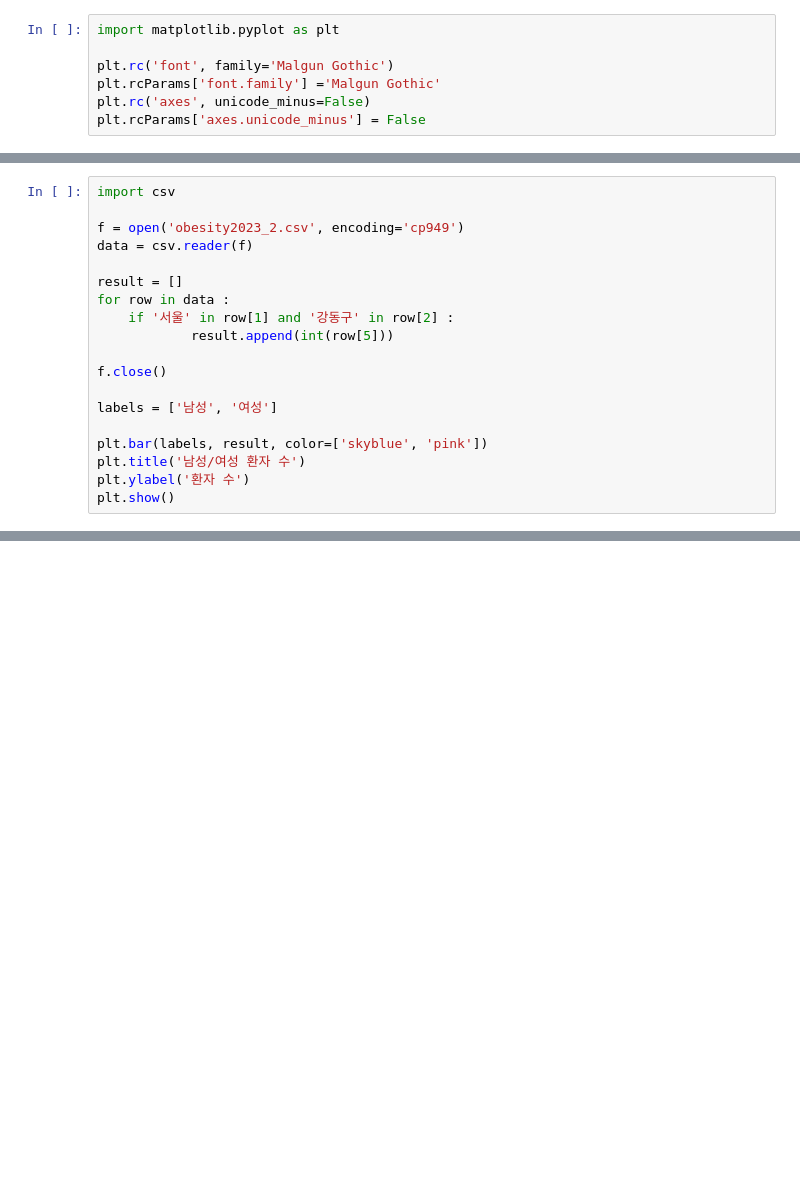
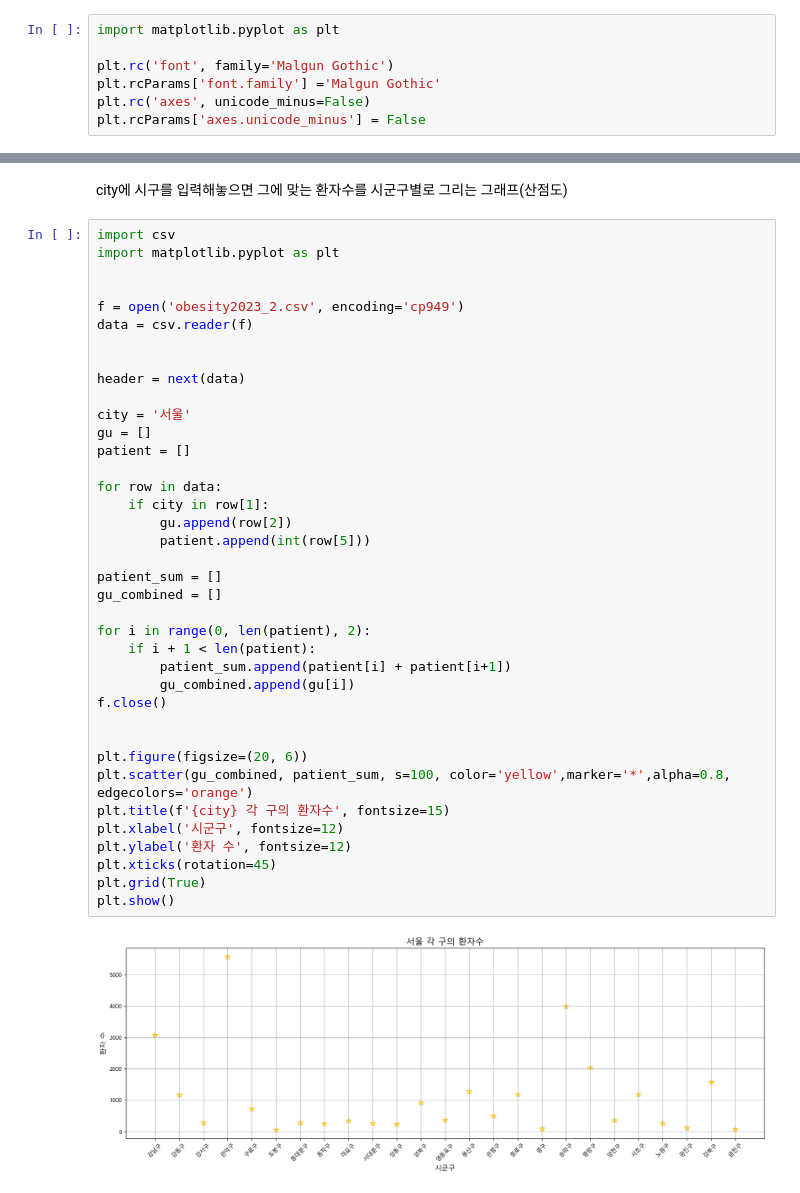
Before and after one commit to soon15/DATA-A, a Jupyter notebook: 지역별로 환자 수 그래프 그리기/지역별 환자수.ipynb, the cells around one changed output, grey strips where cells are left out. Saved outputs shown, nothing was run; the diff lists cells and outputs as text; blank space fills up the shorter version.

```diff
--- a/지역별로 환자 수 그래프 그리기/지역별 환자수.ipynb
+++ b/지역별로 환자 수 그래프 그리기/지역별 환자수.ipynb
@@ -278,19 +9,0 @@ print(result[0]+ result[1],"명")
-# %%
-import csv
-
-f = open('obesity2023_2.csv', encoding='cp949')
-data = csv.reader(f)
-
-result = []
-for row in data :
-    if '서울' in row[1] and '강동구' in row[2] :
-            result.append(int(row[5]))
-
-f.close()
-
-labels = ['남성', '여성']
-
-plt.bar(labels, result, color=['skyblue', 'pink'])
-plt.title('남성/여성 환자 수')
-plt.ylabel('환자 수')
-plt.show()
@@ -437,0 +84,42 @@ plt.show()
+# %% [markdown]
+city에 시구를 입력해놓으면 그에 맞는 환자수를 시군구별로 그리는 그래프(산점도)
+# %%
+import csv
+import matplotlib.pyplot as plt
+
+
+f = open('obesity2023_2.csv', encoding='cp949')
+data = csv.reader(f)
+
+
+header = next(data)
+
+city = '서울'
+gu = []
+patient = []
+
+for row in data:
+    if city in row[1]:
+        gu.append(row[2])
+        patient.append(int(row[5]))
+
+patient_sum = []
+gu_combined = []
+
+for i in range(0, len(patient), 2):
+    if i + 1 < len(patient):
+        patient_sum.append(patient[i] + patient[i+1])
+        gu_combined.append(gu[i])
+f.close()
+
+
+plt.figure(figsize=(20, 6))
+plt.scatter(gu_combined, patient_sum, s=100, color='yellow',marker='*',alpha=0.8, edgecolors='orange')
+plt.title(f'{city} 각 구의 환자수', fontsize=15)
+plt.xlabel('시군구', fontsize=12)
+plt.ylabel('환자 수', fontsize=12)
+plt.xticks(rotation=45)
+plt.grid(True)
+plt.show()
+# %% [output]
+[figure, added]
```
Also changed, not shown: parts of 44 cells of this notebook.
